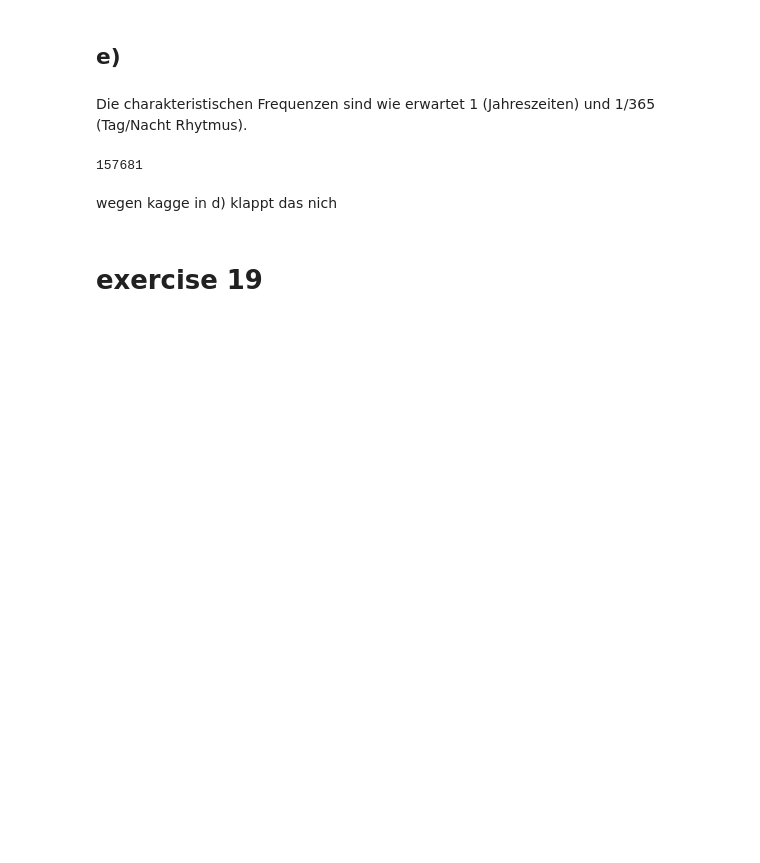
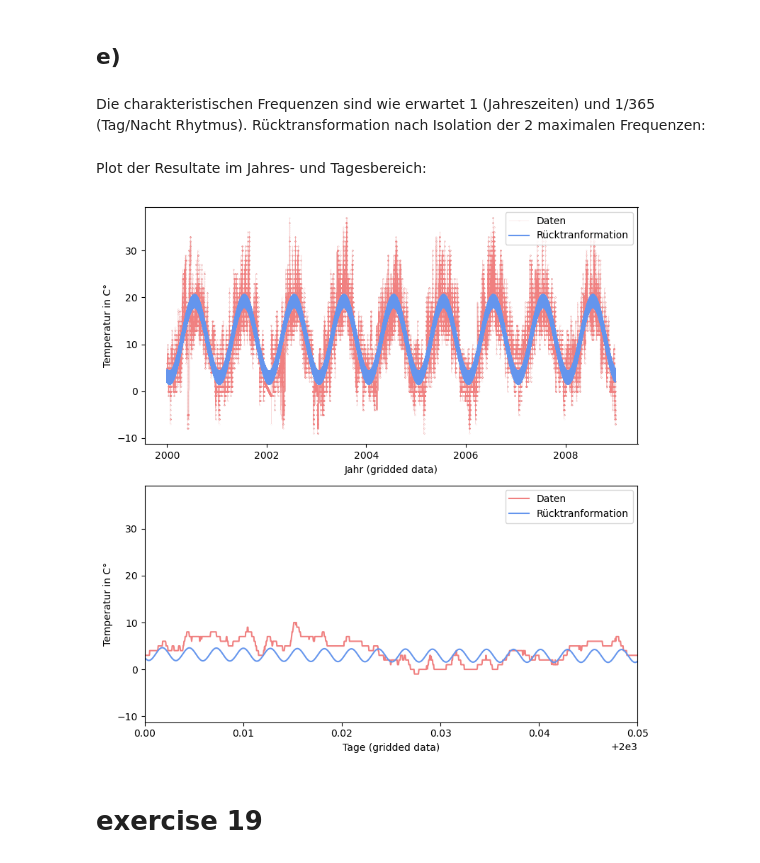
Before and after one commit to ttros/SMD, a Jupyter notebook: SMD B/10/Exercise 18.ipynb, the cells around one changed output. Cells and saved outputs as stored; diff of their text form; code cells hidden in the pictures; blank space fills up the shorter version.

```diff
--- a/SMD B/10/Exercise 18.ipynb
+++ b/SMD B/10/Exercise 18.ipynb
@@ -119,19 +119,35 @@ fig.tight_layout()
 ## e)
 # %% [markdown]
 Die charakteristischen Frequenzen sind wie erwartet 1 (Jahreszeiten) und 1/365 (Tag/Nacht Rhytmus).
+Rücktransformation nach Isolation der 2 maximalen Frequenzen:
 # %%
 amplitude_new = np.copy(amplitude)
-amplitude_new[np.abs(amplitude)<0.3575] = 0 # exakt geraten
+amplitude_new[np.abs(amplitude)<0.6] = 0 # kleine Amplituden vernachlässigen
 
-inv_amplitude = irfft(amplitude_new, len(amplitude_new))
+inv_amplitude = irfft(amplitude_new, len(amplitude_new), norm = "forward")
 
-#plt.plot(time, inv_amplitude)
-
-len(amplitude)
+x = np.linspace(2000, 2008.999981, 157681) # Linspace als Notlösung weil array nach Trafo nicht gleich lang
-# %% [output]
-157681
-# %% [markdown]
-wegen kagge in d) klappt das nich
+# %% [markdown]
+Plot der Resultate im Jahres- und Tagesbereich:
+# %%
+fig, ax = plt.subplots(2,1, figsize=(8, 8))
+
+ax[0].plot(time_grid, temp_grid, marker = ".", ms = 0.1, lw = 0.1, c = "lightcoral", label ="Daten")
+ax[0].plot(x, inv_amplitude, c = "cornflowerblue", label ="Rücktranformation")
+ax[0].set_xlabel("Jahr (gridded data)")
+ax[0].set_ylabel("Temperatur in C°")
+ax[0].legend()
+
+ax[1].plot(time_grid, temp_grid, c = "lightcoral", label ="Daten")
+ax[1].plot(x, inv_amplitude, c = "cornflowerblue", label ="Rücktranformation")
+ax[1].set_xlabel("Tage (gridded data)")
+ax[1].set_ylabel("Temperatur in C°")
+ax[1].set_xlim(2000,2000.05)
+ax[1].legend()
+
+fig.tight_layout()
+# %% [output]
+[figure, added]
 # %% [markdown]
 # exercise 19
 # %% [markdown]
```
Also changed, not shown: parts of 5 cells of this notebook, 1 other file.
